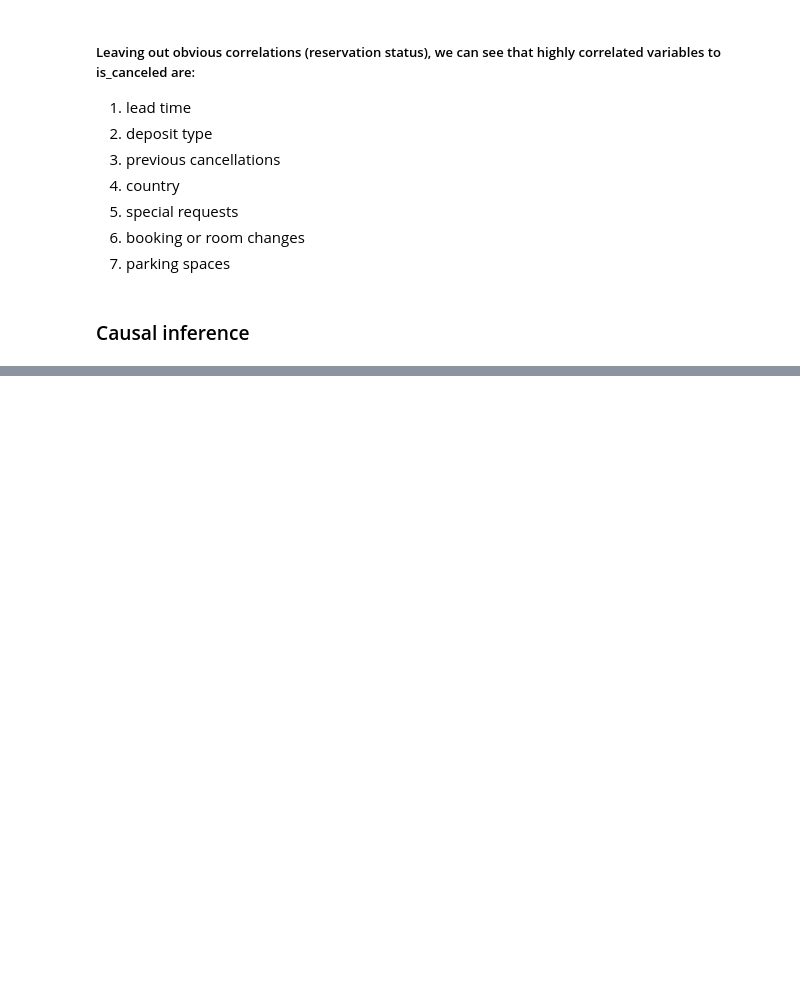
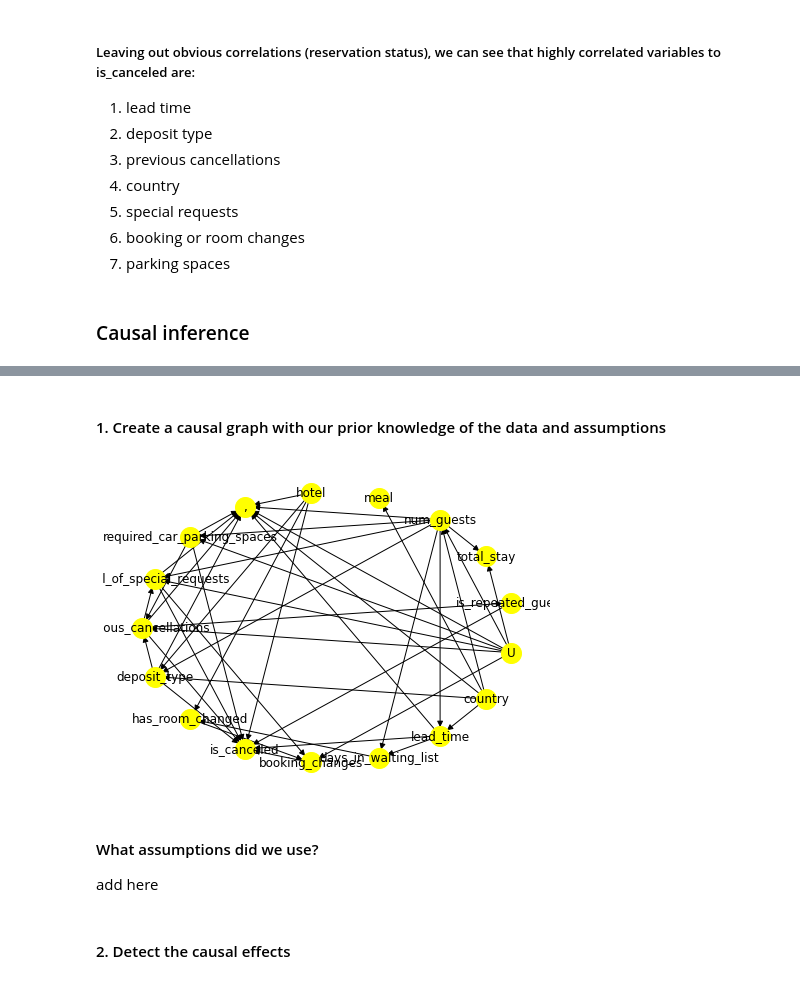
Before and after one commit to ofek181/Causal-Inference, a Jupyter notebook: causal_inference_notebook.ipynb, the cells around one changed output, grey strips where cells are left out. Saved outputs shown, nothing was run; the diff lists cells and outputs as text; code cells hidden in the pictures; blank space fills up the shorter version.

Commit message:
added causal inference study

```diff
--- a/causal_inference_notebook.ipynb
+++ b/causal_inference_notebook.ipynb
@@ -281,0 +294,54 @@ encoded_data.corr(method='spearman')['is_canceled'].sort_values().plot(kind='bar
+# %%
+# Convert intended attributes to binary attributes
+data_encoded = data.copy()
+data_encoded['deposit_type']= data_encoded['deposit_type'].replace('Deposit',True)
+data_encoded['deposit_type']= data_encoded['deposit_type'].replace('No Deposit',False)
+data_encoded['is_canceled']= data_encoded['is_canceled'].replace(1,True)
+data_encoded['is_canceled']= data_encoded['is_canceled'].replace(0,False)
+data_encoded.dropna(inplace=True)
+# %% [markdown]
+#### 1. Create a causal graph with our prior knowledge of the data and assumptions
+# %%
+causal_graph = """digraph {
+previous_cancellations[label="Previous Cancellations"];
+deposit_type[label="Deposit"];
+has_room_changed[label="Room Changed"];
+is_canceled[label="Booking Cancelled"];
+booking_changes[label="Booking Changes"];
+days_in_waiting_list[label="Days in Waiting List"];
+lead_time[label="Lead Time"];
+country[label="Country"];
+U[label="Unobserved Confounders",observed="no"];
+is_repeated_guest[label="Is Repeated Guest"];
+total_stay[label="Total Stay In Days"];
+num_guests[label="Number of Guests"];
+meal[label="Type of Meal"];
+hotel[label="Type of Hotel"];
+U -> {booking_changes, required_car_parking_spaces, total_stay, total_of_special_requests, previous_cancellations, num_guests};
+previous_cancellations -> {is_canceled, total_of_special_requests, is_repeated_guest}
+deposit_type -> {is_canceled, previous_cancellations};
+lead_time -> {is_canceled, days_in_waiting_list};
+country -> {num_guests, lead_time, meal, deposit_type};
+days_in_waiting_list -> has_room_changed;
+has_room_changed -> booking_changes;
+is_repeated_guest -> {is_canceled};
+booking_changes -> is_canceled;
+hotel -> {has_room_changed, is_canceled, deposit_type};
+num_guests -> {required_car_parking_spaces, total_stay, lead_time, total_of_special_requests, days_in_waiting_list, deposit_type};
+required_car_parking_spaces -> {is_canceled, previous_cancellations};
+total_of_special_requests -> {booking_changes, is_canceled};
+}"""
+# %%
+model = dowhy.CausalModel(
+        data = data_encoded,
+        graph=causal_graph.replace("\n", " "),
+        treatment='deposit_type',
+        outcome='is_canceled')
+model.view_model()
+# %% [output]
+[figure, added]
+# %% [markdown]
+#### What assumptions did we use?
+add here
+# %% [markdown]
+#### 2. Detect the causal effects
```
Also changed, not shown: parts of 15 cells of this notebook, 1 other file.
